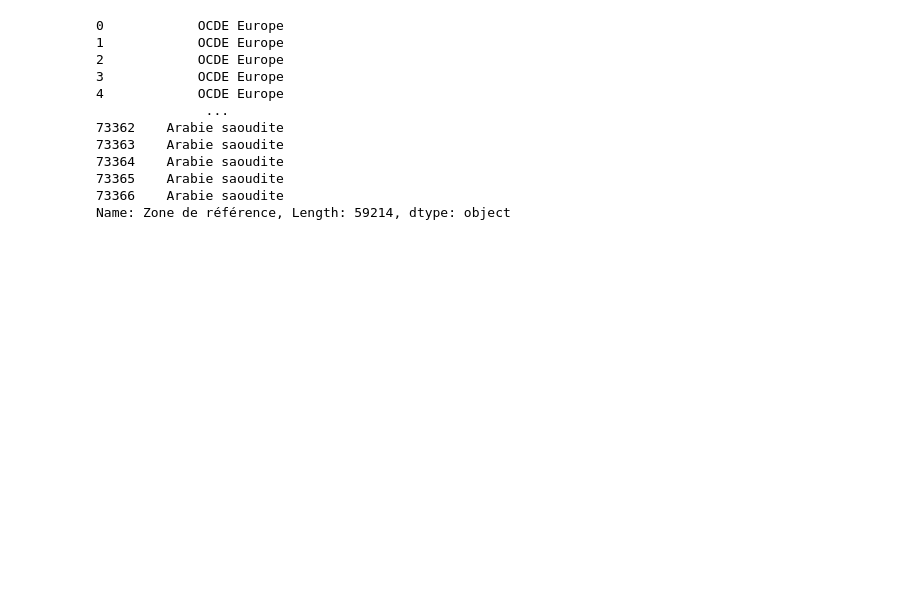
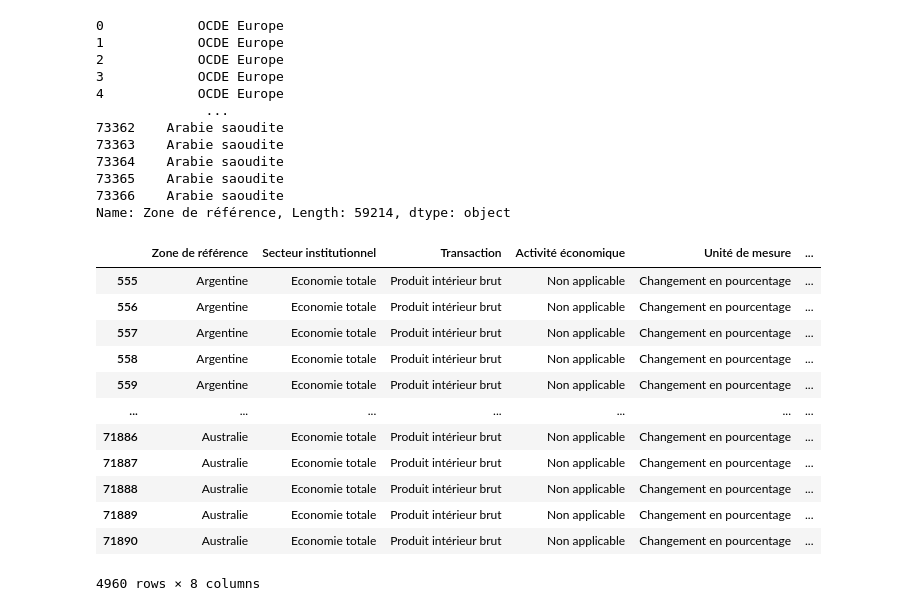
Before and after one commit to ManuelaBarreto/Practice_Project, a Jupyter notebook: cleaning_gdp.ipynb, the cells around one changed output. Cells and saved outputs as stored; diff of their text form; code cells hidden in the pictures; blank space fills up the shorter version.

```diff
--- a/cleaning_gdp.ipynb
+++ b/cleaning_gdp.ipynb
@@ -302,5 +306,25 @@ real_gdp20["Zone de référence"]
 73365    Arabie saoudite
 73366    Arabie saoudite
 Name: Zone de référence, Length: 59214, dtype: object
+# %%
+real_gdp20 = real_gdp20[real_gdp20["Secteur institutionnel"] == "Economie totale"]
+real_gdp20 = real_gdp20[real_gdp20["Transaction"] == "Produit intérieur brut"]
+real_gdp20 = real_gdp20[real_gdp20["Transformation"] == "Taux de croissance, période sur période"]
+
+real_gdp20
+# %% [output]
+|  | Zone de référence | Secteur institutionnel | Transaction | Activité économique | Unité de mesure | ... |
+| 555 | Argentine | Economie totale | Produit intérieur brut | Non applicable | Changement en pourcentage | ... |
+| 556 | Argentine | Economie totale | Produit intérieur brut | Non applicable | Changement en pourcentage | ... |
+| 557 | Argentine | Economie totale | Produit intérieur brut | Non applicable | Changement en pourcentage | ... |
+| 558 | Argentine | Economie totale | Produit intérieur brut | Non applicable | Changement en pourcentage | ... |
+| 559 | Argentine | Economie totale | Produit intérieur brut | Non applicable | Changement en pourcentage | ... |
+| ... | ... | ... | ... | ... | ... | ... |
+| 71886 | Australie | Economie totale | Produit intérieur brut | Non applicable | Changement en pourcentage | ... |
+| 71887 | Australie | Economie totale | Produit intérieur brut | Non applicable | Changement en pourcentage | ... |
+| 71888 | Australie | Economie totale | Produit intérieur brut | Non applicable | Changement en pourcentage | ... |
+| 71889 | Australie | Economie totale | Produit intérieur brut | Non applicable | Changement en pourcentage | ... |
+| 71890 | Australie | Economie totale | Produit intérieur brut | Non applicable | Changement en pourcentage | ... |
+4960 rows × 8 columns
 # %%
 real_gdp20.to_csv("global/dataglobal/clean_realgdpg20.csv")
```
Also changed, not shown: parts of 3 cells of this notebook, 3 other files.
